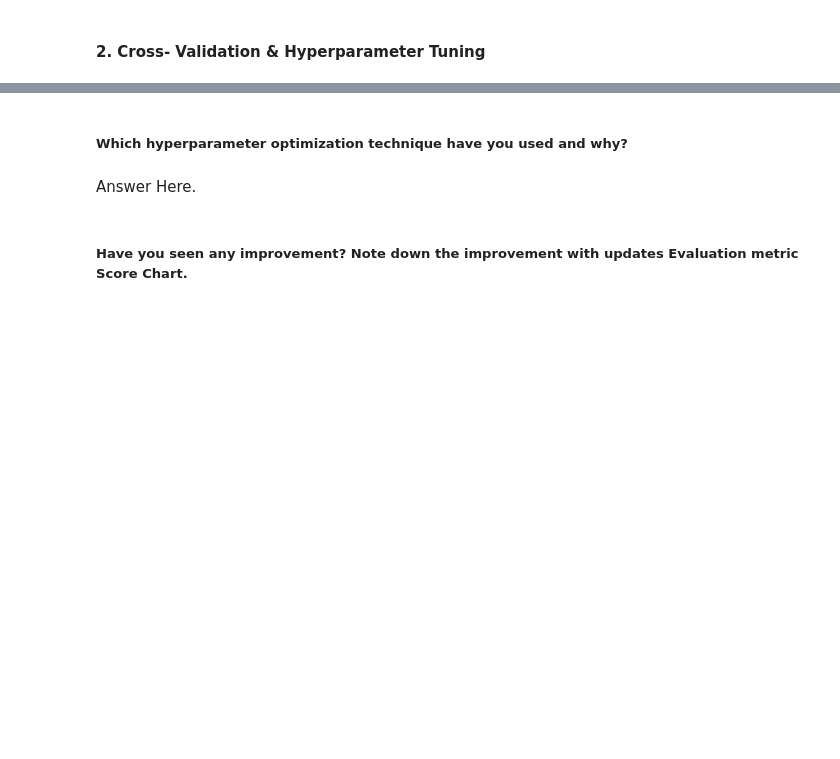
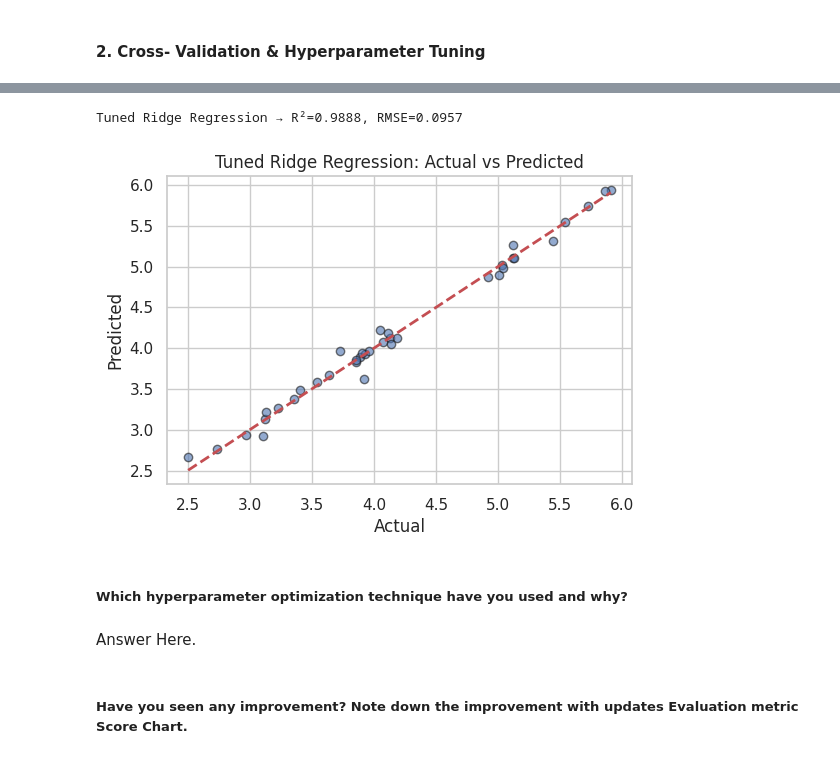
Before and after one commit to PKalyani1994/Regression_Project, a Jupyter notebook: KALYANI_ML_PROJECT.ipynb, the cells around one changed output, grey strips where cells are left out. Cells and saved outputs as stored; diff of their text form; code cells hidden in the pictures; blank space fills up the shorter version.

```diff
--- a/KALYANI_ML_PROJECT.ipynb
+++ b/KALYANI_ML_PROJECT.ipynb
@@ -784,3 +857,23 @@ Answer Here.
+# %%
+# ---- Step 2: Final Evaluation on Test Set ----
+y_pred_ridge_best = ridge_best.predict(X_test_scaled)
+
+r2_best = r2_score(y_test, y_pred_ridge_best)
+rmse_best = np.sqrt(mean_squared_error(y_test, y_pred_ridge_best))
+
+print(f"Tuned Ridge Regression → R²={r2_best:.4f}, RMSE={rmse_best:.4f}")
+
+# ---- Visualization ----
+plt.figure(figsize=(6,4))
+plt.scatter(y_test, y_pred_ridge_best, alpha=0.6, edgecolor="k")
+plt.plot([y_test.min(), y_test.max()], [y_test.min(), y_test.max()], "r--", lw=2)
+plt.title("Tuned Ridge Regression: Actual vs Predicted")
+plt.xlabel("Actual")
+plt.ylabel("Predicted")
+plt.show()
+# %% [output]
+Tuned Ridge Regression → R²=0.9888, RMSE=0.0957
+[figure, added]
 # %% [markdown]
 ##### Which hyperparameter optimization technique have you used and why?
 # %% [markdown]
```
Also changed, not shown: parts of 35 cells of this notebook.
